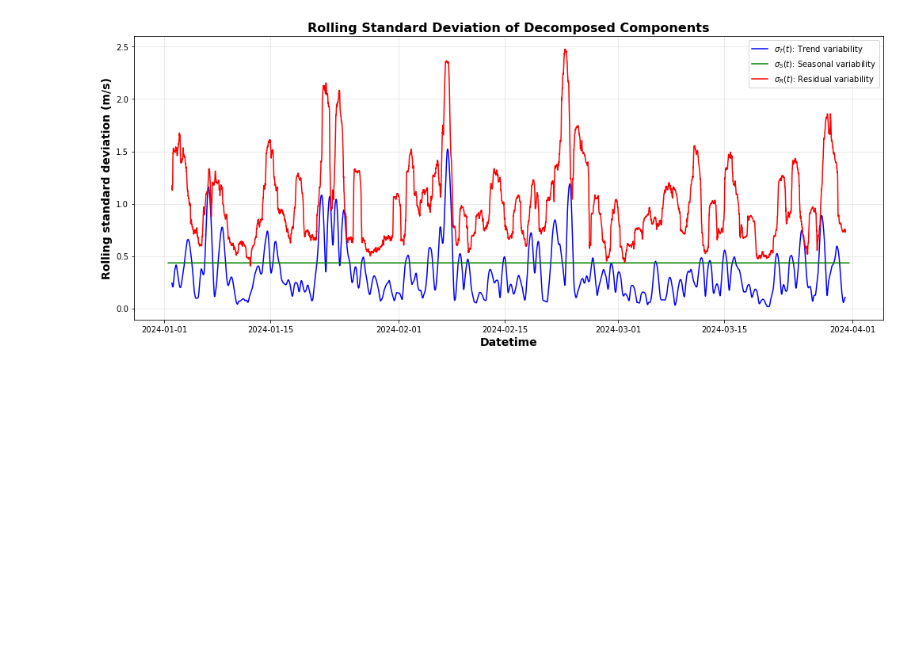
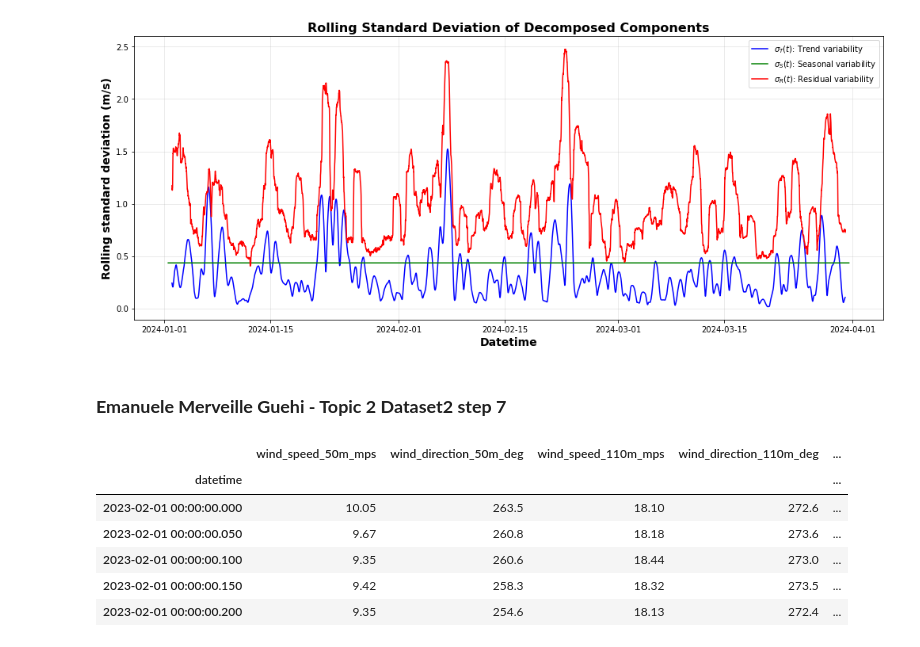
Before and after one commit to KaluInnocentOkoro/wind_physics_measurement_project, a Jupyter notebook: topic_2_energy_meteorology.ipynb, the cells around one changed output. Cells and saved outputs as stored; diff of their text form; code cells hidden in the pictures; blank space fills up the shorter version.

Commit message:
Add Dataset 2 notebook analysis

```diff
--- a/topic_2_energy_meteorology.ipynb
+++ b/topic_2_energy_meteorology.ipynb
@@ -531,3 +531,29 @@ plt.tight_layout()
 plt.show()
 # %% [output]
 [figure]
+# %% [markdown]
+### **Emanuele Merveille Guehi - Topic 2 Dataset2 step 7**
+# %%
+# STEP 7: Microscale variability
+# Goal:
+# We want to look at a short 10–20 minute period and see how the wind fluctuates
+# around its local average value.
+# ---------------------------------------------------------
+# 1. Loading the data
+# ---------------------------------------------------------
+
+csv_path = Path("data") / "one_day_hamburg_multiheight_20hz.csv"
+
+df = pd.read_csv(csv_path, parse_dates=["datetime"])
+df = df.set_index("datetime")
+
+# Show first rows to confirm the data loaded correctly
+df.head()
+# %% [output]
+|  | wind_speed_50m_mps | wind_direction_50m_deg | wind_speed_110m_mps | wind_direction_110m_deg | ... |
+| datetime |  |  |  |  | ... |
+| 2023-02-01 00:00:00.000 | 10.05 | 263.5 | 18.10 | 272.6 | ... |
+| 2023-02-01 00:00:00.050 | 9.67 | 260.8 | 18.18 | 273.6 | ... |
+| 2023-02-01 00:00:00.100 | 9.35 | 260.6 | 18.44 | 273.0 | ... |
+| 2023-02-01 00:00:00.150 | 9.42 | 258.3 | 18.32 | 273.5 | ... |
+| 2023-02-01 00:00:00.200 | 9.35 | 254.6 | 18.13 | 272.4 | ... |
```
Also changed, not shown: parts of 7 cells of this notebook, 1 other file.
